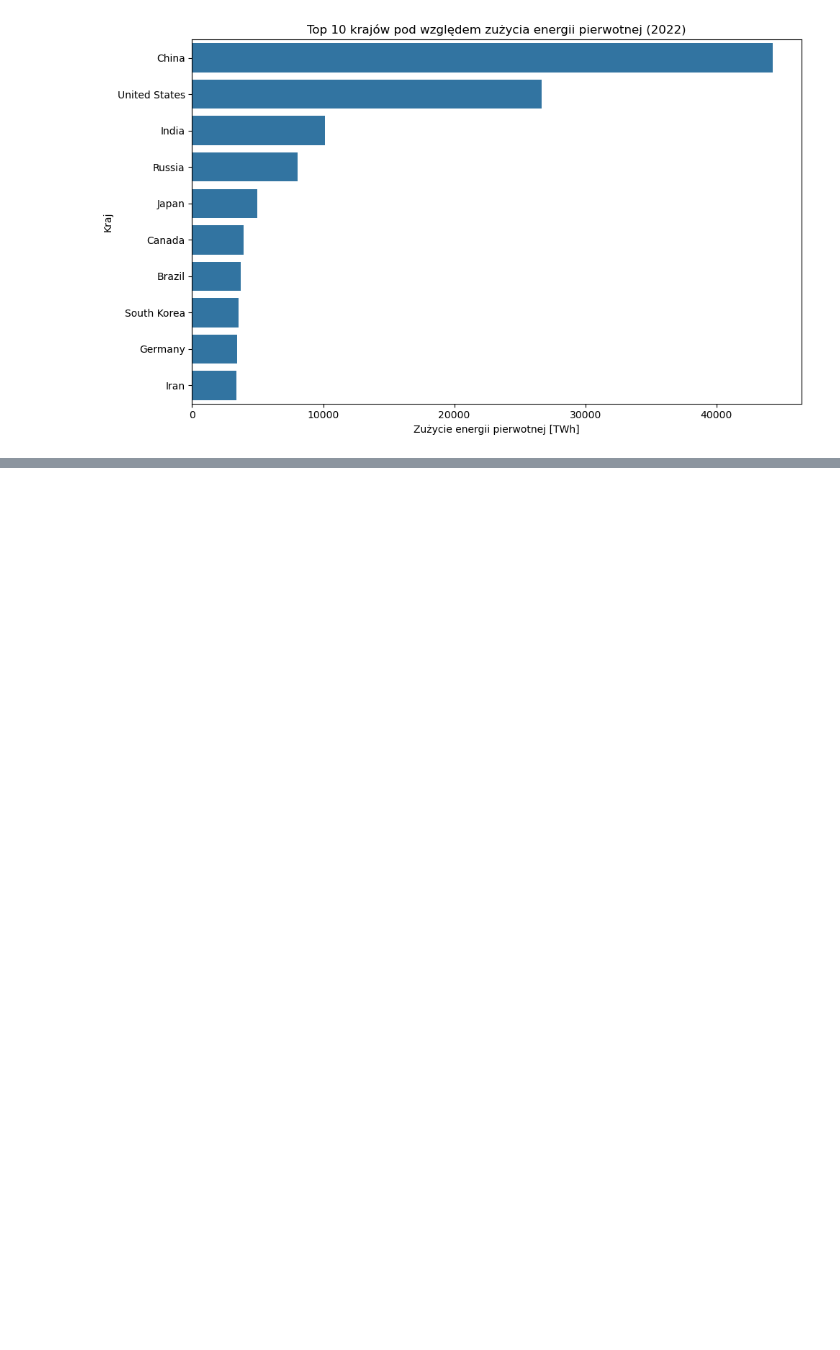
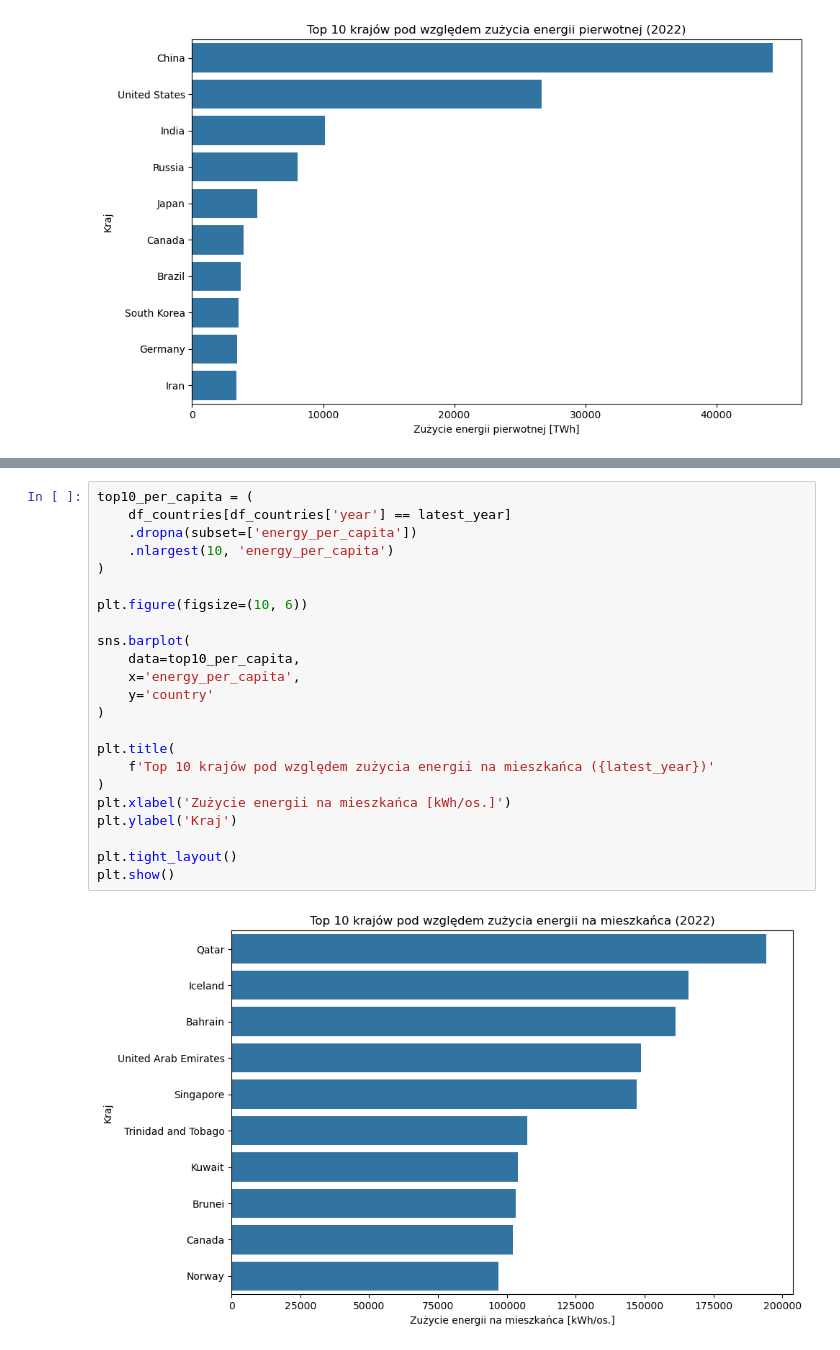
Before and after one commit to olaramota-beep/AWDP-projekt-do-oddania, a Jupyter notebook: Diagnostyka danych i wizualizacja.ipynb, the cells around one changed output, grey strips where cells are left out. Saved outputs shown, nothing was run; the diff lists cells and outputs as text; blank space fills up the shorter version.

```diff
--- a/Diagnostyka danych i wizualizacja.ipynb
+++ b/Diagnostyka danych i wizualizacja.ipynb
@@ -402,0 +411,25 @@ plt.show()
+# %%
+top10_per_capita = (
+    df_countries[df_countries['year'] == latest_year]
+    .dropna(subset=['energy_per_capita'])
+    .nlargest(10, 'energy_per_capita')
+)
+
+plt.figure(figsize=(10, 6))
+
+sns.barplot(
+    data=top10_per_capita,
+    x='energy_per_capita',
+    y='country'
+)
+
+plt.title(
+    f'Top 10 krajów pod względem zużycia energii na mieszkańca ({latest_year})'
+)
+plt.xlabel('Zużycie energii na mieszkańca [kWh/os.]')
+plt.ylabel('Kraj')
+
+plt.tight_layout()
+plt.show()
+# %% [output]
+[figure, added]
```
Also changed, not shown: parts of 5 cells of this notebook.
